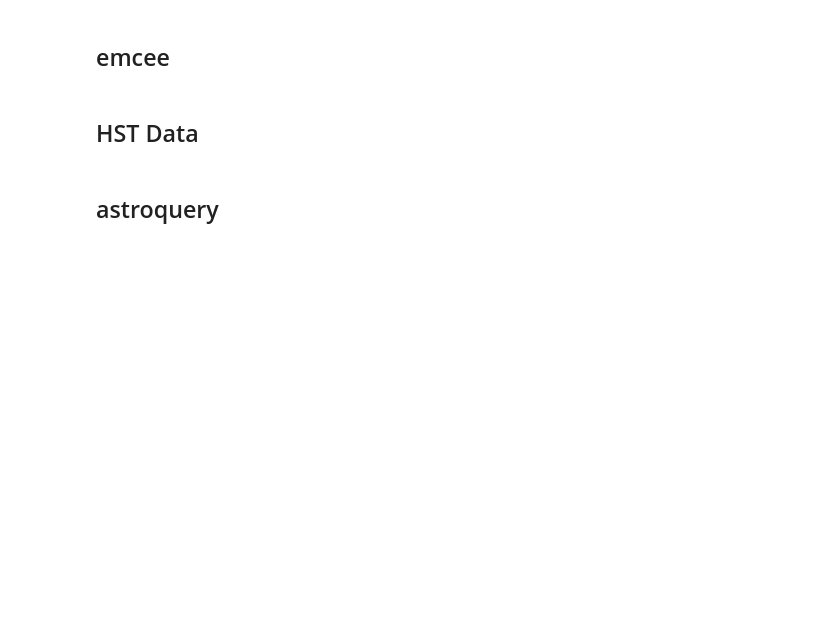
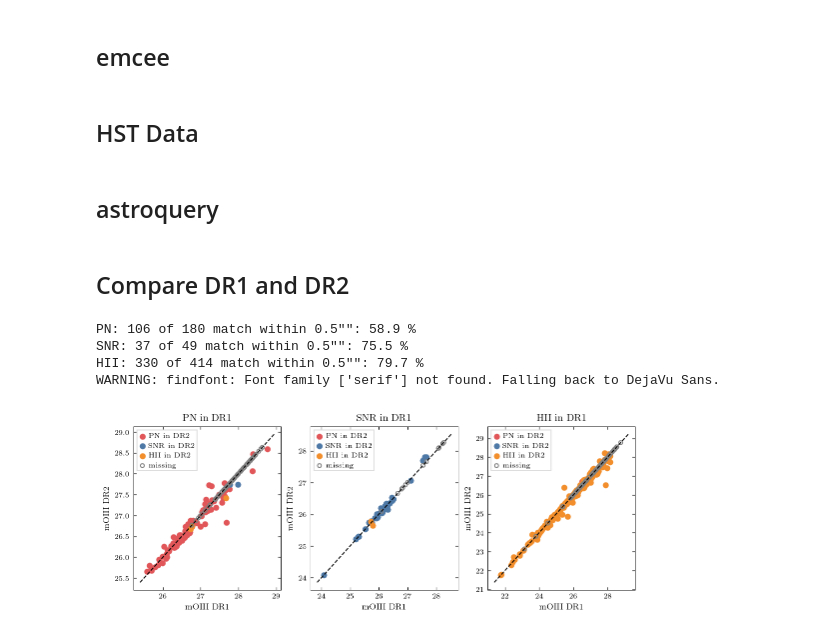
Before and after one commit to fschmnn/pnlf, a Jupyter notebook: notebooks/development_planetary_nebula.ipynb, the cells around one changed output. Saved outputs shown, nothing was run; the diff lists cells and outputs as text; code cells hidden in the pictures; blank space fills up the shorter version.

```diff
--- a/notebooks/development_planetary_nebula.ipynb
+++ b/notebooks/development_planetary_nebula.ipynb
@@ -1637,3 +1594,5 @@ ads_base = "https://ui.adsabs.harvard.edu/abs/"
 from astroquery.ned import Ned
 from astroquery.nasa_ads import ADS
 ADS.TOKEN = open('ADS_DEV_KEY','r').read()
+# %% [markdown]
+## Compare DR1 and DR2
@@ -1639,0 +1602,55 @@ ADS.TOKEN = open('ADS_DEV_KEY','r').read()
+# %%
+folder = basedir / 'data' / 'DR2'
+# %%
+DR1 = ascii.read(folder/'NGC0628_nebulae_DR1.txt',format='fixed_width',delimiter='\t')
+DR2 = ascii.read(folder/'NGC0628_nebulae_DR2.txt',format='fixed_width',delimiter='\t')
+
+DR1['SkyCoord'] = SkyCoord(DR1['RaDec'])
+DR2['SkyCoord'] = SkyCoord(DR2['RaDec'])
+# %%
+tolerance = '0.5"'
+
+fig = plt.figure(figsize=(9,3))
+
+
+for i,t in enumerate(['PN','SNR','HII']):
+
+    ax = fig.add_subplot(1,3,i+1)
+    sub = DR1[DR1['type']==t].copy()
+
+    ID, angle, Quantity  = match_coordinates_sky(sub['SkyCoord'],DR2['SkyCoord'])
+    within_tolerance = len(angle[angle.__lt__(Angle(tolerance))])
+    mask = angle.__lt__(Angle(tolerance))
+
+    sub['mOIIIDR2'] = DR2[ID]['mOIII']
+    sub['typeDR2']  = DR2[ID]['type']
+
+    #sub = sub[mask]
+
+    for col,ty in zip(['tab:red','tab:blue','tab:orange'],['PN','SNR','HII']):
+        subsub = sub[(sub['typeDR2']==ty) & mask]
+        ax.scatter(subsub['mOIII'],subsub['mOIIIDR2'],label=f'{ty} in DR2')
+
+    ax.scatter(sub[~mask]['mOIII'],sub[~mask]['mOIII'],
+               s=15, facecolors='none', edgecolors='gray',label='missing')
+
+    xmin,xmax=ax.get_xlim()
+    ymin,ymax=ax.get_ylim()
+
+    ax.set_title(f'{t} in DR1')
+    ax.plot([min(xmin,ymin),max(xmax,ymax)],[min(xmin,ymin),max(xmax,ymax)],'k--')
+
+    ax.set_xlabel('mOIII DR1')
+    ax.set_ylabel('mOIII DR2')
+
+    plt.legend()
+
+    print(f'{t}: {within_tolerance} of {len(angle)} match within {tolerance}": {within_tolerance / len(angle)*100:.1f} %')
+
+plt.show()
+# %% [output]
+PN: 106 of 180 match within 0.5"": 58.9 %
+SNR: 37 of 49 match within 0.5"": 75.5 %
+HII: 330 of 414 match within 0.5"": 79.7 %
+WARNING: findfont: Font family ['serif'] not found. Falling back to DejaVu Sans.
+[figure, added]
```
Also changed, not shown: parts of 4 cells of this notebook, 10 other files.
